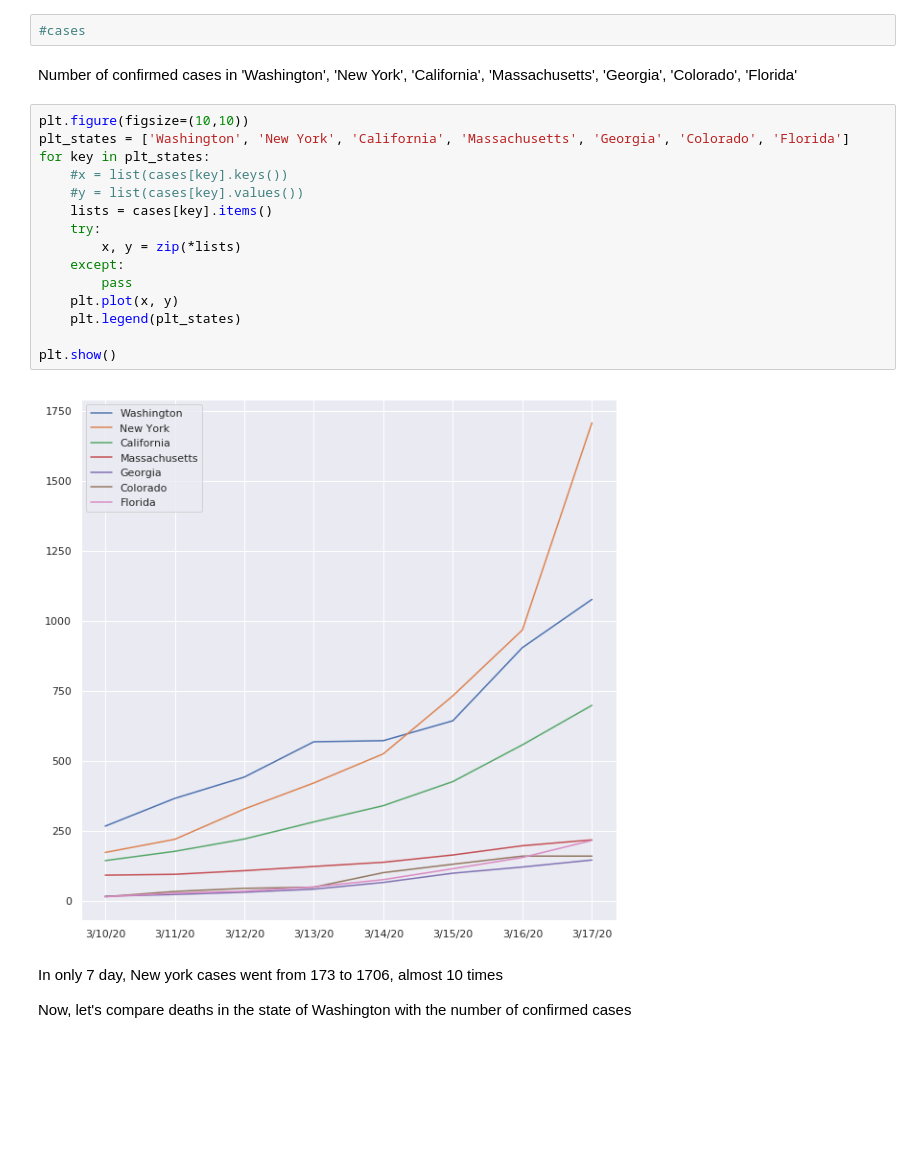
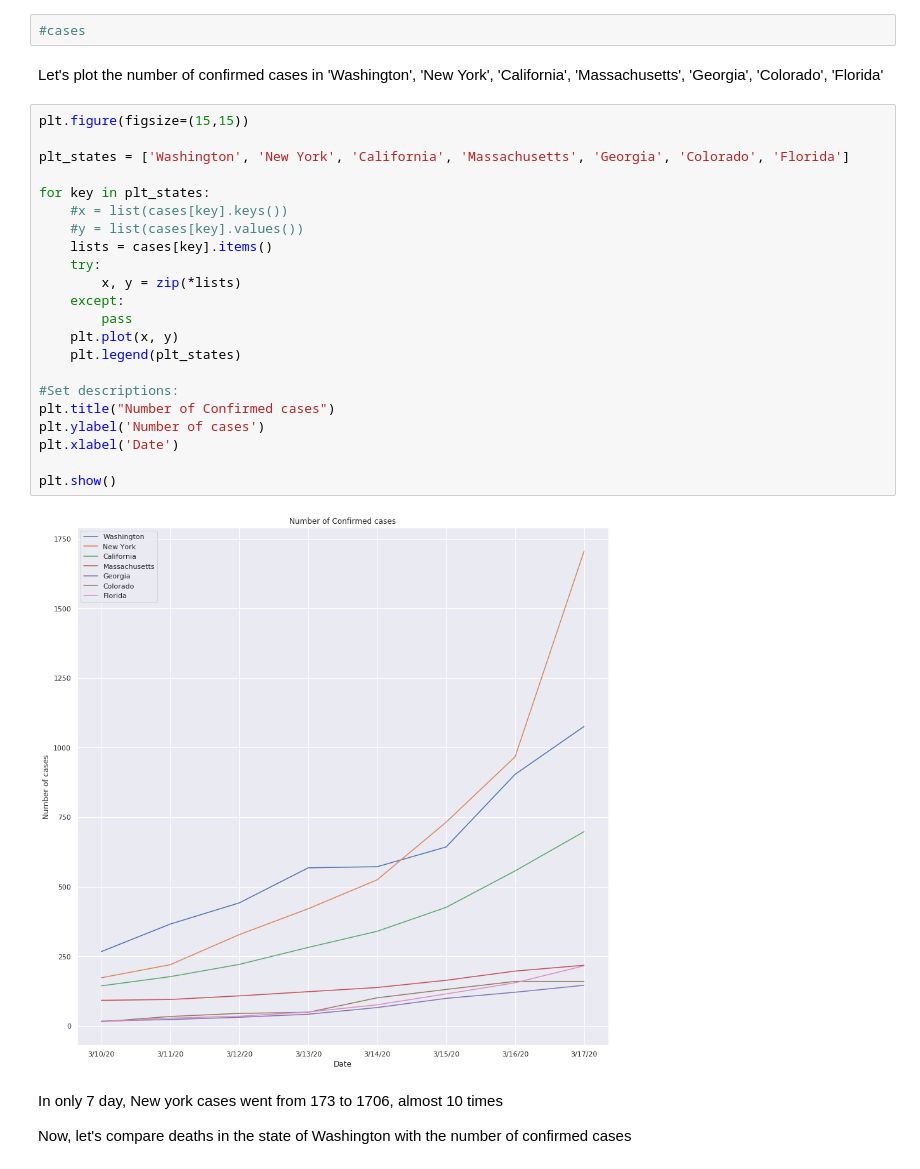
Before and after one commit to mateuskb/covid-19, a Jupyter notebook: Covid-19 analysis.ipynb, the cells around one changed output. Saved outputs shown, nothing was run; the diff lists cells and outputs as text; blank space fills up the shorter version.

```diff
--- a/Covid-19 analysis.ipynb
+++ b/Covid-19 analysis.ipynb
@@ -257,24 +257,31 @@ for state in states:
 # %%
 #cases
 # %% [markdown]
-Number of confirmed cases in 'Washington', 'New York', 'California', 'Massachusetts', 'Georgia', 'Colorado', 'Florida'
+Let's plot the number of confirmed cases in 'Washington', 'New York', 'California', 'Massachusetts', 'Georgia', 'Colorado', 'Florida'
 # %%
-plt.figure(figsize=(10,10))
+plt.figure(figsize=(15,15))
+
 plt_states = ['Washington', 'New York', 'California', 'Massachusetts', 'Georgia', 'Colorado', 'Florida']
+
 for key in plt_states:
     #x = list(cases[key].keys())
     #y = list(cases[key].values())
     lists = cases[key].items()
     try:
         x, y = zip(*lists)
     except:
         pass
     plt.plot(x, y)
     plt.legend(plt_states)
 
+#Set descriptions:
+plt.title("Number of Confirmed cases")
+plt.ylabel('Number of cases')
+plt.xlabel('Date')
+
 plt.show()
 # %% [output]
-[figure, old version]
+[figure, new version]
 # %% [markdown]
 In only 7 day, New york cases went from 173 to 1706, almost 10 times
 
```
Also changed, not shown: parts of 5 cells of this notebook.
